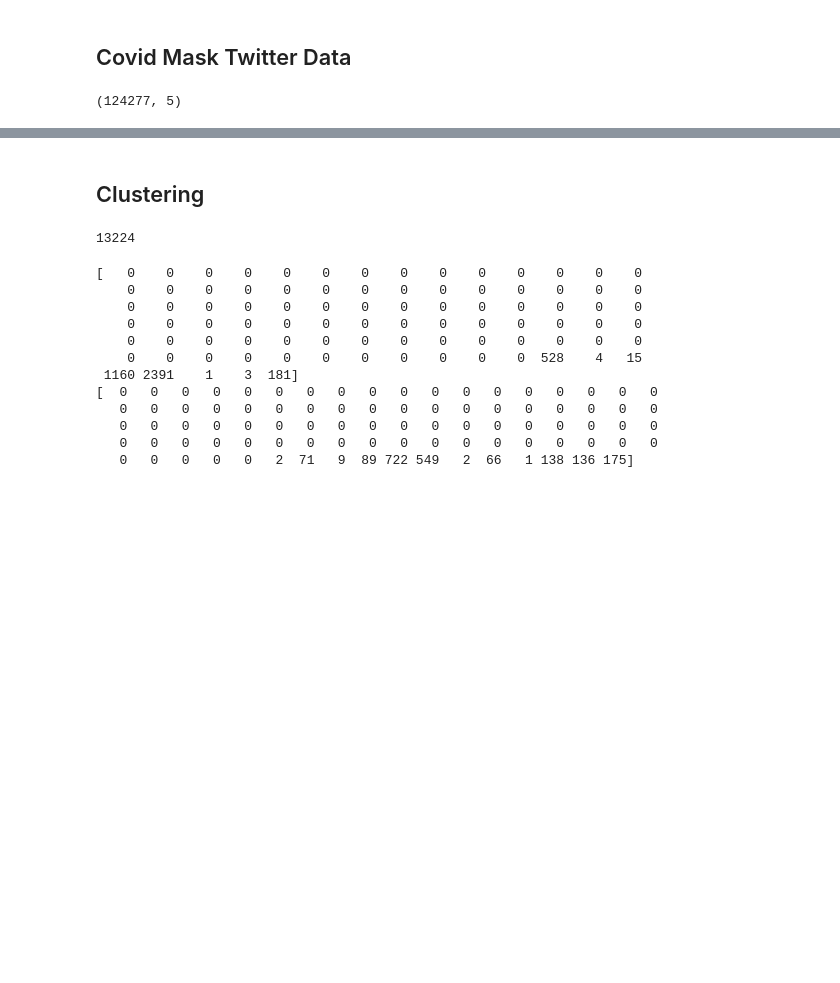
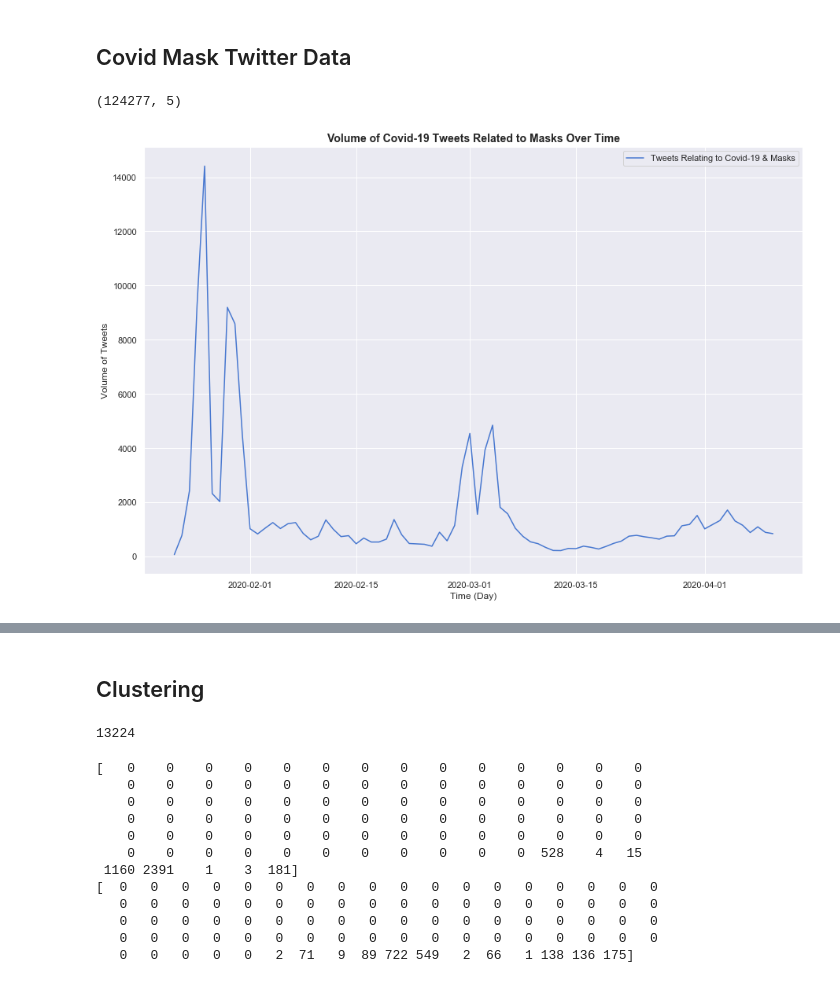
Before and after one commit to Jae-Ro/covid-19, a Jupyter notebook: Twitter Sentiment Data.ipynb, the cells around one changed output, grey strips where cells are left out. Drawn from its saved outputs; the diff is of its cells as text; code cells hidden in the pictures; blank space fills up the shorter version.

```diff
--- a/Twitter Sentiment Data.ipynb
+++ b/Twitter Sentiment Data.ipynb
@@ -287,7 +287,6 @@ Classification Accuracy on Non-Negative Data:  68.8293370944993 %
 ## Covid Mask Twitter Data
 # %%
 df_masks = pd.read_csv('combined_cleaned_covid_mask_sample.csv')
+df_masks.shape
+# %% [output]
+(124277, 5)
-# %%
-df_masks.shape
-# %% [output]
-(124277, 5)
@@ -293,0 +295,12 @@ df_masks.shape
+# %%
+plt.figure(figsize=(15,10))
+df_mask_vol = pd.DataFrame(pd.to_datetime(df_masks['created_at']).dt.floor('d').value_counts().rename_axis('created_at').reset_index(name='count')).set_index('created_at')
+df_mask_vol = df_mask_vol.sort_index()
+plt.plot(df_mask_vol)
+plt.title('Volume of Covid-19 Tweets Related to Masks Over Time', fontsize=14, fontweight="bold")
+plt.xlabel('Time (Day)')
+plt.ylabel('Volume of Tweets')
+plt.legend(['Tweets Relating to Covid-19 & Masks'])
+plt.savefig('mask_tweet_volume_graph.png', dpi=300)
+# %% [output]
+[figure, added]
```
Also changed, not shown: parts of 20 cells of this notebook, 4 other files.
